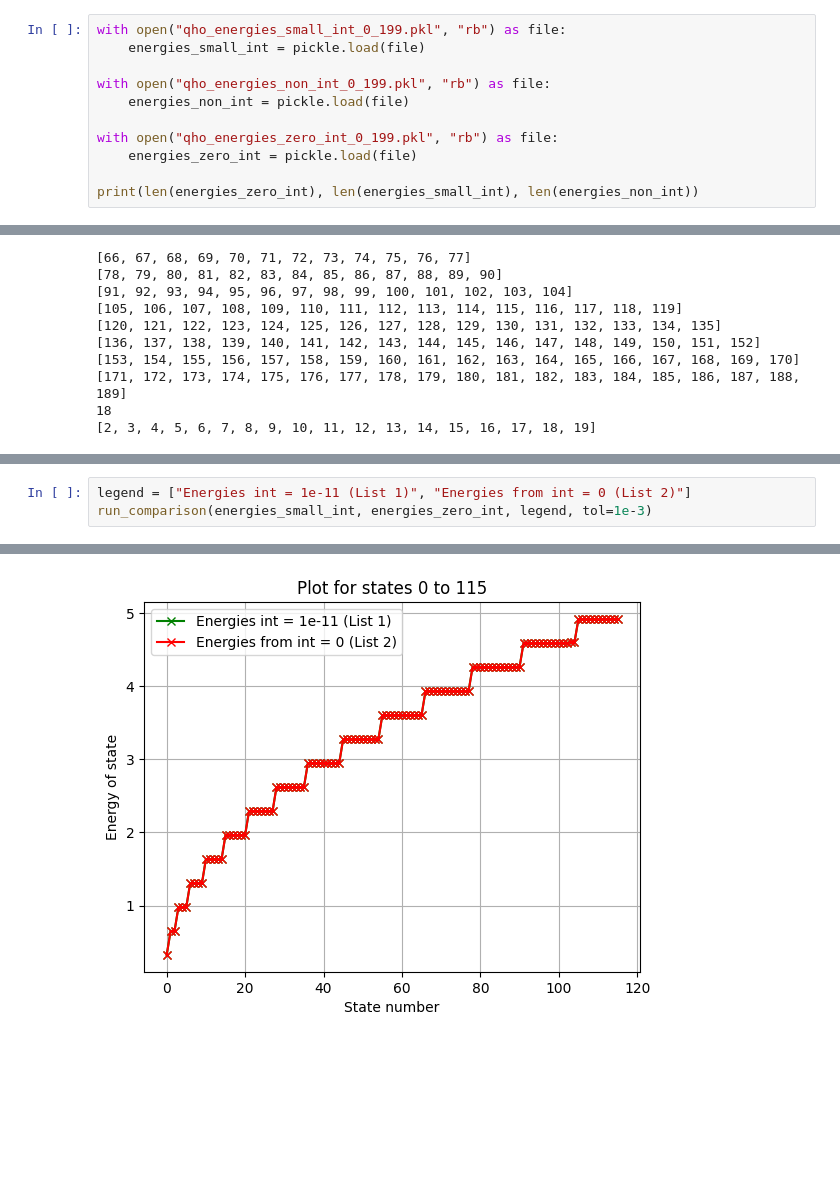
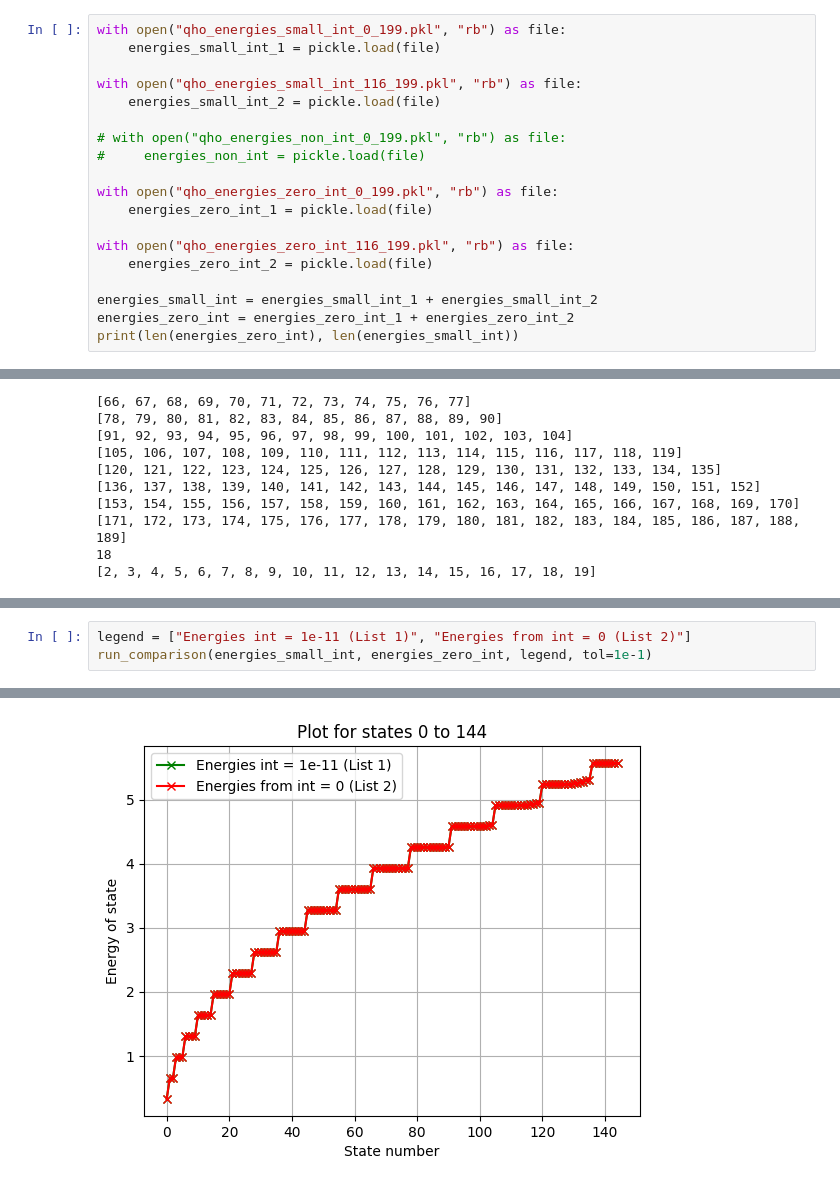
Before and after one commit to ImJudgement7497/iDEA-masterclass, a Jupyter notebook: qho_231_points/qho_231_points.ipynb, the cells around one changed output, grey strips where cells are left out. Saved outputs shown, nothing was run; the diff lists cells and outputs as text; blank space fills up the shorter version.

```diff
--- a/qho_231_points/qho_231_points.ipynb
+++ b/qho_231_points/qho_231_points.ipynb
@@ -70,13 +77,21 @@ for i in range(0, 51):
 #     analytic_energies.append(energy)
 # %%
 with open("qho_energies_small_int_0_199.pkl", "rb") as file:
-    energies_small_int = pickle.load(file)
+    energies_small_int_1 = pickle.load(file)
 
-with open("qho_energies_non_int_0_199.pkl", "rb") as file:
-    energies_non_int = pickle.load(file)
+with open("qho_energies_small_int_116_199.pkl", "rb") as file:
+    energies_small_int_2 = pickle.load(file)
+
+# with open("qho_energies_non_int_0_199.pkl", "rb") as file:
+#     energies_non_int = pickle.load(file)
 
 with open("qho_energies_zero_int_0_199.pkl", "rb") as file:
-    energies_zero_int = pickle.load(file)
+    energies_zero_int_1 = pickle.load(file)
 
-print(len(energies_zero_int), len(energies_small_int), len(energies_non_int))
+with open("qho_energies_zero_int_116_199.pkl", "rb") as file:
+    energies_zero_int_2 = pickle.load(file)
+
+energies_small_int = energies_small_int_1 + energies_small_int_2
+energies_zero_int = energies_zero_int_1 + energies_zero_int_2
+print(len(energies_zero_int), len(energies_small_int))
 # %% [output]
@@ -281,6 +277,6 @@ List 2 Multiplet compatison: True
 # %%
 legend = ["Energies int = 1e-11 (List 1)", "Energies from int = 0 (List 2)"]
-run_comparison(energies_small_int, energies_zero_int, legend, tol=1e-3)
+run_comparison(energies_small_int, energies_zero_int, legend, tol=1e-1)
 # %% [output]
 Do list 1 and list 2 energies match up: True
 From List 1: Multiplet: [1, 2], Energy: 0.6550000000054604
@@ -302,4 +298,4 @@ List 2 Multiplet compatison: {1: ('Got: [66, 67, 68, 69, 70, 71, 72, 73, 74, 75]
-[figure, old version]
+[figure, new version]
 # %%
 for i, elm in enumerate(energies_small_int):
     print(f"State {i}, energy = {elm}")
```
Also changed, not shown: parts of 6 cells of this notebook, 56 other files.
